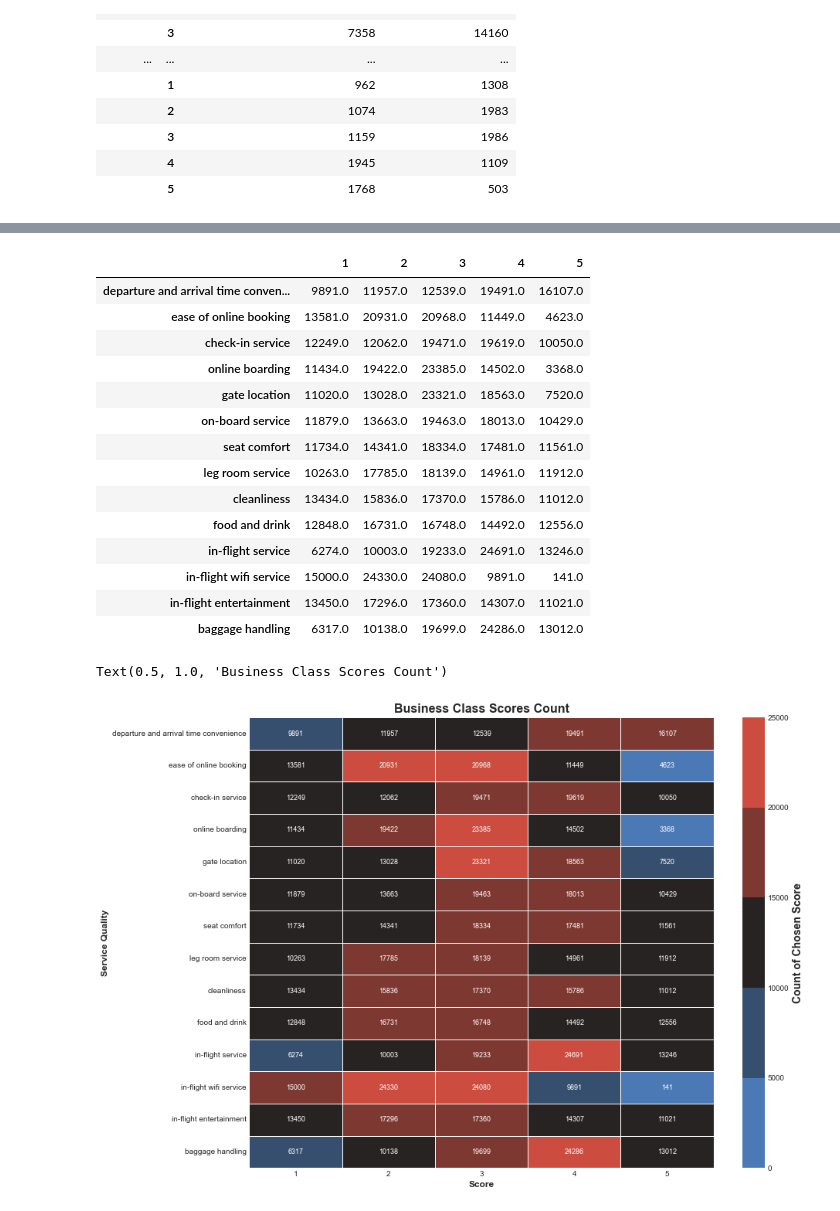
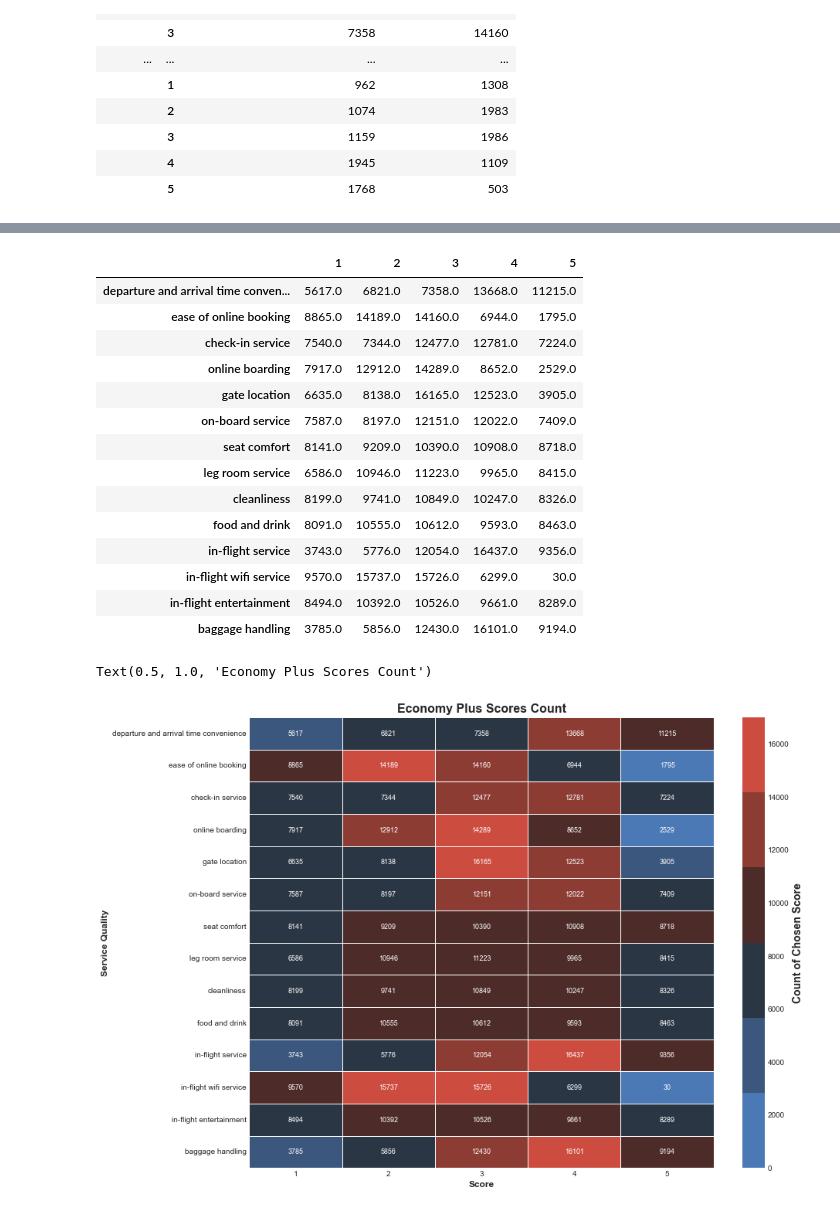
Before and after one commit to Coded123/Maven-Analytics-Airlines-Challenge, a Jupyter notebook: Maven_airline_data_analysis.ipynb, the cells around one changed output, grey strips where cells are left out. Saved outputs shown, nothing was run; the diff lists cells and outputs as text; code cells hidden in the pictures.

Commit message:
Heatmap corrections

```diff
--- a/Maven_airline_data_analysis.ipynb
+++ b/Maven_airline_data_analysis.ipynb
@@ -201,31 +261,30 @@ sat_class.agg({'departure and arrival time convenience': 'value_counts', 'ease o
 # %%
-business_class = df['class'] = 'business'
-business_heatmap = df.groupby(['satisfaction', 'class']).agg({i:'value_counts' for i in df.columns[9:23]}).loc['Neutral or Dissatisfied'].replace(np.nan,0).iloc[1:6].droplevel(0).transpose().round(0)
-business_heatmap
+econ_heatmap = df.groupby(['satisfaction', 'class']).agg({i:'value_counts' for i in df.columns[9:23]}).loc['Neutral or Dissatisfied'].loc['Economy'].replace(np.nan,0).iloc[1:6].transpose()
+econ_heatmap
 # %% [output]
 |  | 1 | 2 | 3 | 4 | 5 |
-| departure and arrival time conven... | 9891.0 | 11957.0 | 12539.0 | 19491.0 | 16107.0 |
-| ease of online booking | 13581.0 | 20931.0 | 20968.0 | 11449.0 | 4623.0 |
-| check-in service | 12249.0 | 12062.0 | 19471.0 | 19619.0 | 10050.0 |
-| online boarding | 11434.0 | 19422.0 | 23385.0 | 14502.0 | 3368.0 |
-| gate location | 11020.0 | 13028.0 | 23321.0 | 18563.0 | 7520.0 |
-| on-board service | 11879.0 | 13663.0 | 19463.0 | 18013.0 | 10429.0 |
-| seat comfort | 11734.0 | 14341.0 | 18334.0 | 17481.0 | 11561.0 |
-| leg room service | 10263.0 | 17785.0 | 18139.0 | 14961.0 | 11912.0 |
-| cleanliness | 13434.0 | 15836.0 | 17370.0 | 15786.0 | 11012.0 |
-| food and drink | 12848.0 | 16731.0 | 16748.0 | 14492.0 | 12556.0 |
-| in-flight service | 6274.0 | 10003.0 | 19233.0 | 24691.0 | 13246.0 |
-| in-flight wifi service | 15000.0 | 24330.0 | 24080.0 | 9891.0 | 141.0 |
-| in-flight entertainment | 13450.0 | 17296.0 | 17360.0 | 14307.0 | 11021.0 |
-| baggage handling | 6317.0 | 10138.0 | 19699.0 | 24286.0 | 13012.0 |
+| departure and arrival time conven... | 5617.0 | 6821.0 | 7358.0 | 13668.0 | 11215.0 |
+| ease of online booking | 8865.0 | 14189.0 | 14160.0 | 6944.0 | 1795.0 |
+| check-in service | 7540.0 | 7344.0 | 12477.0 | 12781.0 | 7224.0 |
+| online boarding | 7917.0 | 12912.0 | 14289.0 | 8652.0 | 2529.0 |
+| gate location | 6635.0 | 8138.0 | 16165.0 | 12523.0 | 3905.0 |
+| on-board service | 7587.0 | 8197.0 | 12151.0 | 12022.0 | 7409.0 |
+| seat comfort | 8141.0 | 9209.0 | 10390.0 | 10908.0 | 8718.0 |
+| leg room service | 6586.0 | 10946.0 | 11223.0 | 9965.0 | 8415.0 |
+| cleanliness | 8199.0 | 9741.0 | 10849.0 | 10247.0 | 8326.0 |
+| food and drink | 8091.0 | 10555.0 | 10612.0 | 9593.0 | 8463.0 |
+| in-flight service | 3743.0 | 5776.0 | 12054.0 | 16437.0 | 9356.0 |
+| in-flight wifi service | 9570.0 | 15737.0 | 15726.0 | 6299.0 | 30.0 |
+| in-flight entertainment | 8494.0 | 10392.0 | 10526.0 | 9661.0 | 8289.0 |
+| baggage handling | 3785.0 | 5856.0 | 12430.0 | 16101.0 | 9194.0 |
 # %%
-palette = sns.diverging_palette(250, 15, s=70, l=50 , n=5, center='dark')
+palette = sns.diverging_palette(250, 15, s=70, l=50 , n=6, center='dark')
 fig, ax = plt.subplots(figsize=(12,10))
-ax = sns.heatmap(business_heatmap, linewidths=1, annot=True, fmt='0.0f',annot_kws={'size': 9}, cmap = palette , vmin=0,vmax=25000,)
+ax = sns.heatmap(econ_heatmap, linewidths=1, annot=True, fmt='0.0f',annot_kws={'size': 9}, cmap = palette , vmin=0,vmax=17000,)
 ax.collections[0].colorbar.set_label('Count of Chosen Score', fontsize = 14, weight = 'semibold', )
 plt.xlabel('Score', fontsize = 12, weight = 'semibold')
 plt.ylabel('Service Quality',fontsize = 12, weight = 'semibold')
-plt.title('Business Class Scores Count', fontsize = 16, weight = 'semibold')
+plt.title('Economy Plus Scores Count', fontsize = 16, weight = 'semibold')
 # %% [output]
-Text(0.5, 1.0, 'Business Class Scores Count')
+Text(0.5, 1.0, 'Economy Plus Scores Count')
-[figure, old version]
+[figure, new version]
```
Also changed, not shown: parts of 6 cells of this notebook, 1 other file.
